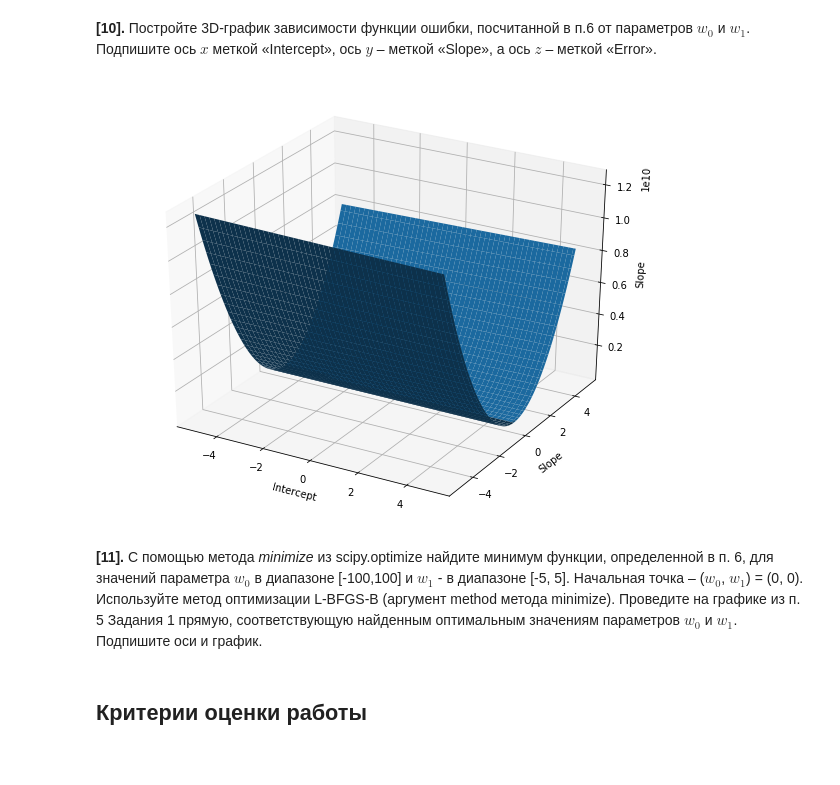
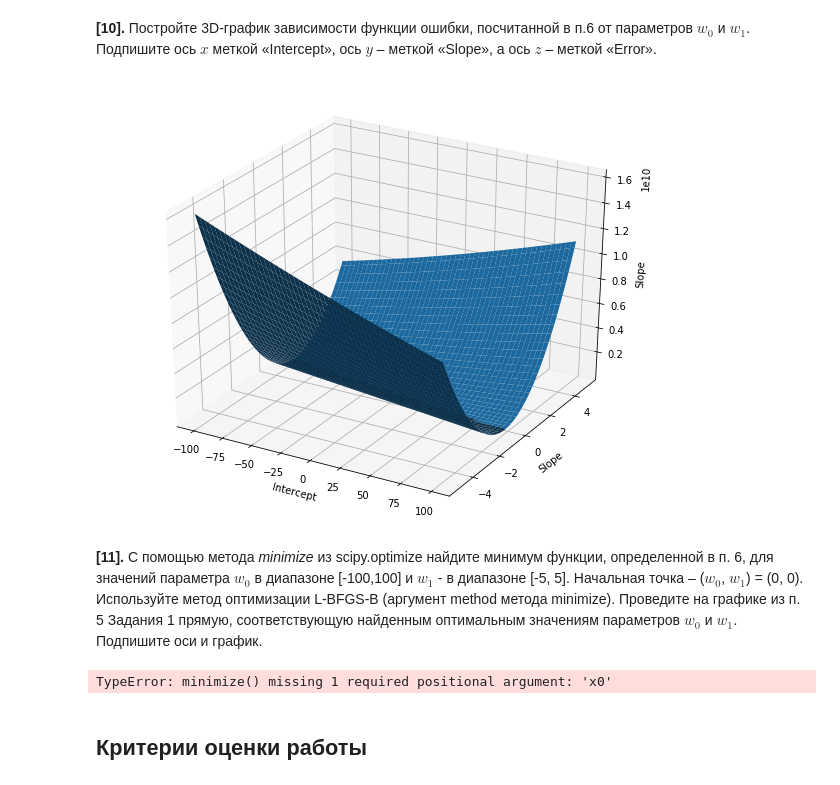
Before and after one commit to 0708pasha/ML_YANDEX, a Jupyter notebook: 2 course/1 week/ДЗ/Task_1.ipynb, the cells around one changed output. Cells and saved outputs as stored; diff of their text form; code cells hidden in the pictures.

```diff
--- a/2 course/1 week/ДЗ/Task_1.ipynb
+++ b/2 course/1 week/ДЗ/Task_1.ipynb
@@ -211,20 +211,20 @@ plt.show()
 # %%
 fig = plt.figure(figsize=(10,8))
 ax = fig.gca(projection='3d')
-w0 = np.linspace(-5,5,100)
+w0 = np.linspace(-100,100,100)
 w1 = np.linspace(-5,5,100)
 verror = np.vectorize(error)
 w0, w1 = np.meshgrid(w0, w1)
 ER = verror(w0,w1)
 
 
 PLOT = ax.plot_surface(w0, w1, ER)
 #ax.figsize = (10,8)
 ax.set_xlabel('Intercept')
 ax.set_ylabel('Slope')
 ax.set_zlabel('Slope')
 plt.show()
 # %% [output]
-[figure, old version]
+[figure, new version]
 # %% [markdown]
 **[11].** С помощью метода *minimize* из scipy.optimize найдите минимум функции, определенной в п. 6, для значений параметра $w_0$ в диапазоне [-100,100] и $w_1$ - в диапазоне [-5, 5]. Начальная точка – ($w_0$, $w_1$) = (0, 0). Используйте метод оптимизации L-BFGS-B (аргумент method метода minimize). Проведите на графике из п. 5 Задания 1 прямую, соответствующую найденным оптимальным значениям параметров $w_0$ и $w_1$. Подпишите оси и график.
@@ -233,3 +231,7 @@ plt.show()
+# %%
+res = res1 = minimize (error, method='L-BFGS-B') #градиентный метод оптимизации
+# %% [output]
+TypeError: minimize() missing 1 required positional argument: 'x0'
 # %%
 # Ваш код здесь
 # %% [markdown]
```
Also changed, not shown: parts of 1 cell of this notebook.
